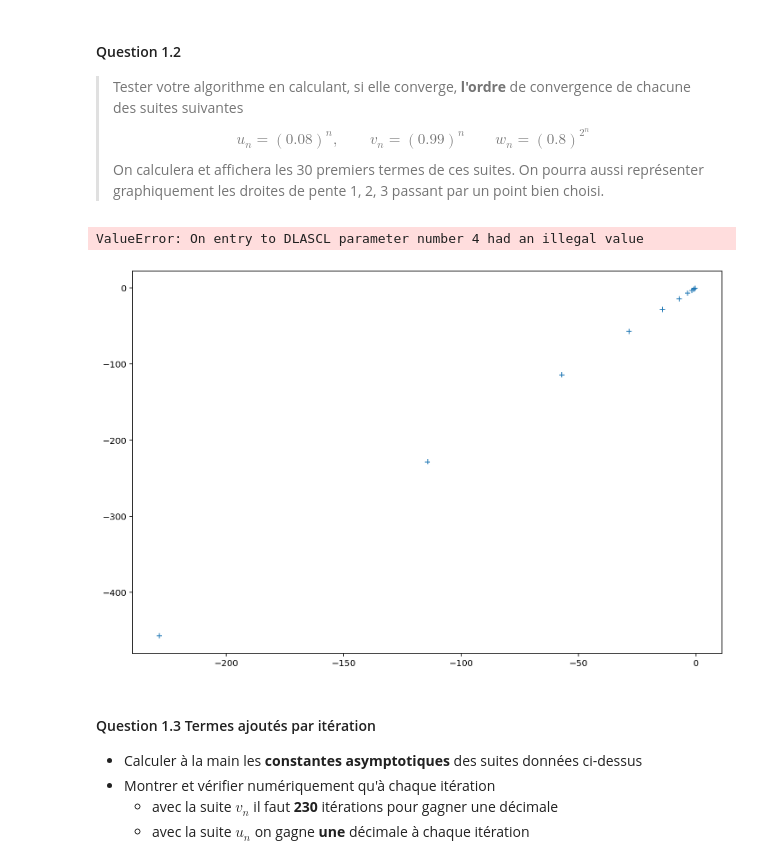
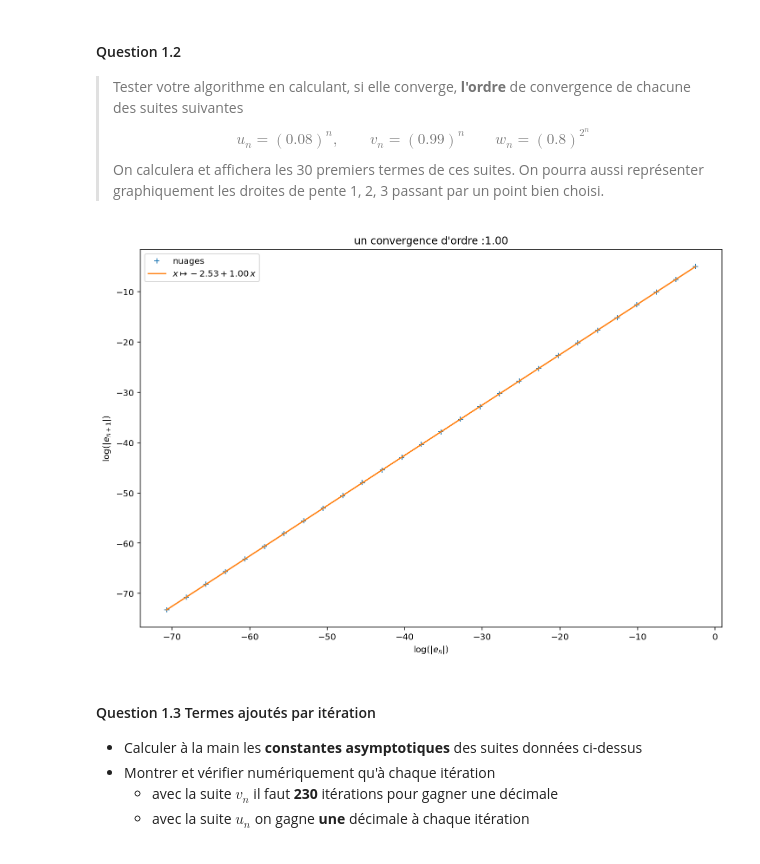
Before and after one commit to momgui/anp, a Jupyter notebook: TP11_etudiant.ipynb, the cells around one changed output. Drawn from its saved outputs; the diff is of its cells as text; code cells hidden in the pictures.

```diff
--- a/TP11_etudiant.ipynb
+++ b/TP11_etudiant.ipynb
@@ -64,22 +64,21 @@ def TraquerOrdre(xn, lim = 0.0, ax = None, title=''):
 # %%
 def un(n):
     return np.power(0.08,n)
 
 def vn(n):
     return np.power(0.99,n)
 
 def wn(n):
     return 0.8**(2**n)
 
 
 n = np.arange(1, 30)
 
 fig = plt.figure(figsize=(12, 8))
 ax = fig.add_subplot(111)
-TraquerOrdre(wn(n), 0, ax, 'un')
+TraquerOrdre(un(n), 0, ax, 'un')
 # %% [output]
-ValueError: On entry to DLASCL parameter number 4 had an illegal value
-[figure, old version]
+[figure, new version]
 # %% [markdown]
 #### Question 1.3  Termes ajoutés par itération
 
```
Also changed, not shown: parts of 4 cells of this notebook.
